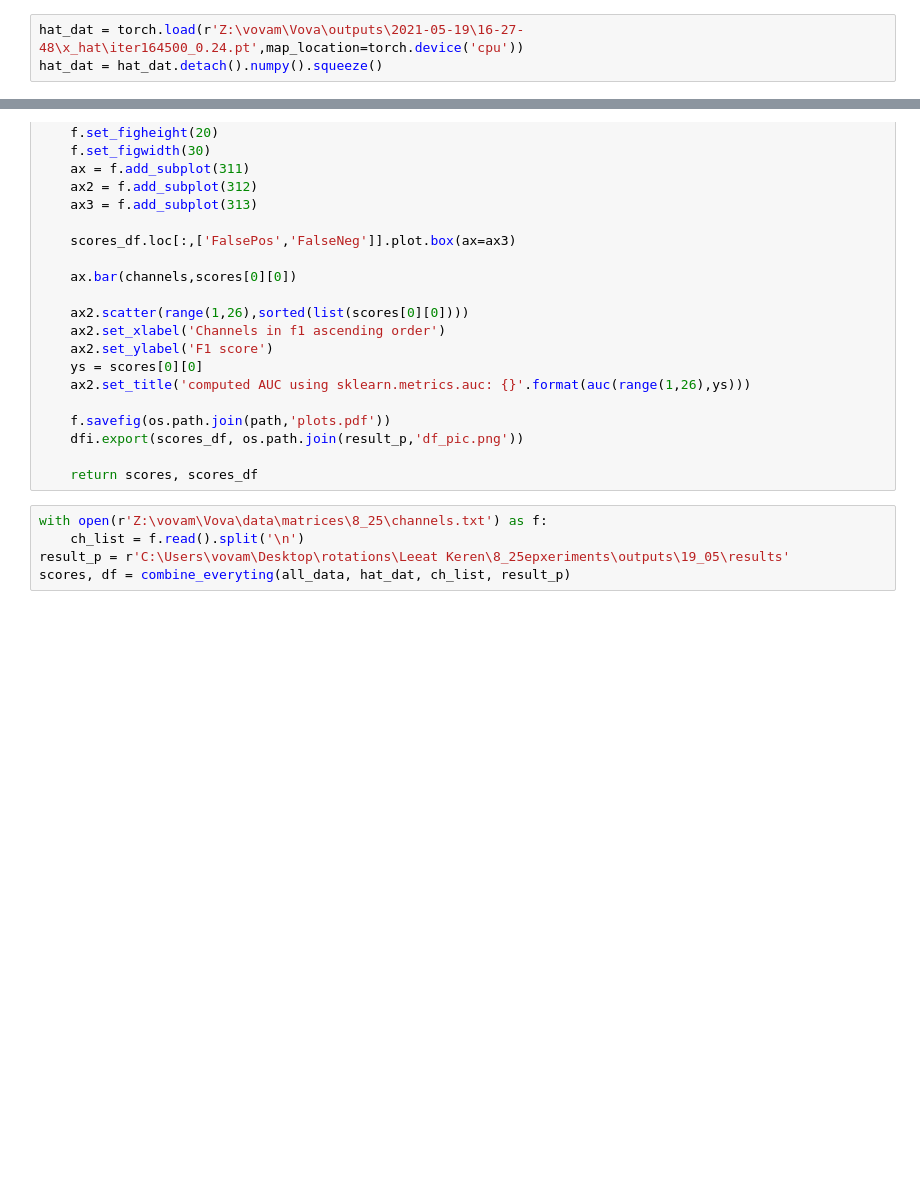
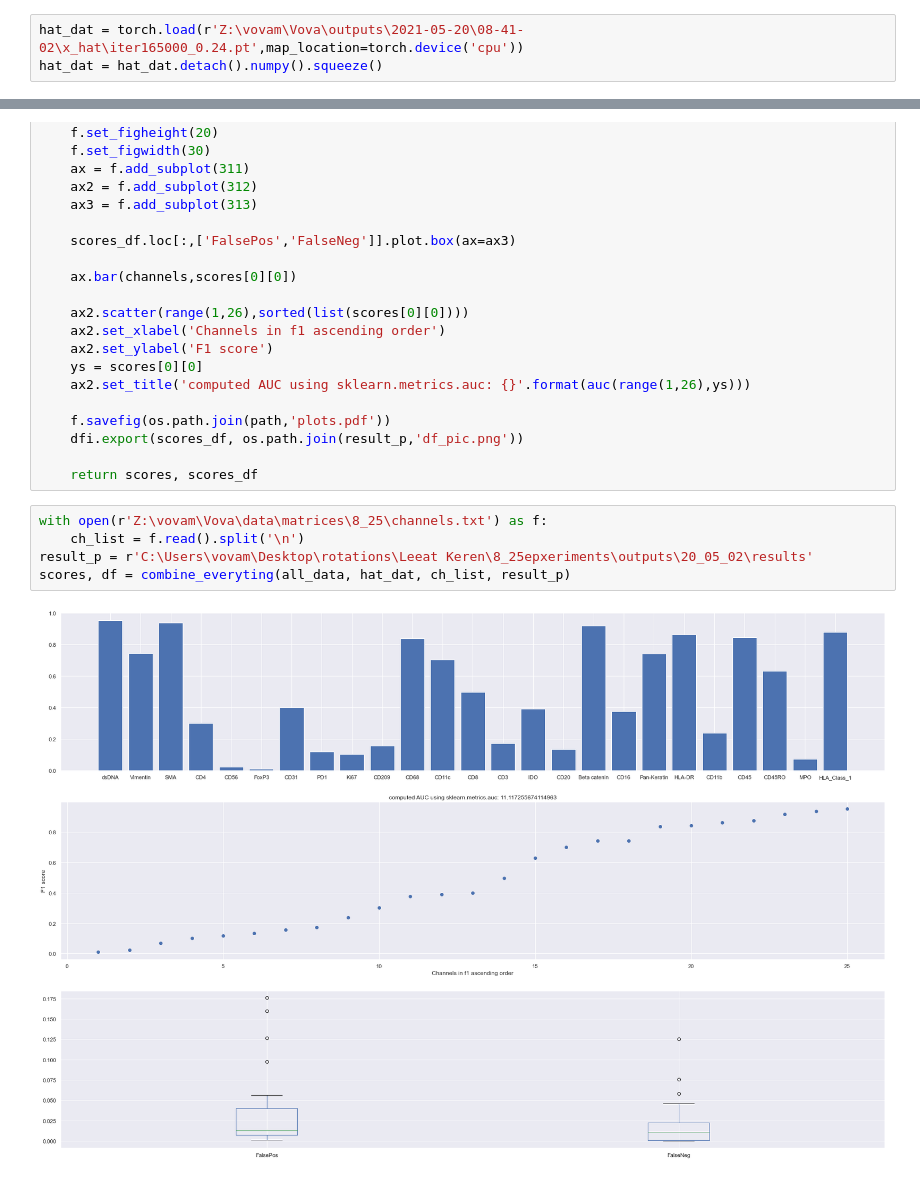
Before and after one commit to KerenLab/training_metrics, a Jupyter notebook: metrics.ipynb, the cells around one changed output, grey strips where cells are left out. Drawn from its saved outputs; the diff is of its cells as text; blank space fills up the shorter version.

```diff
--- a/metrics.ipynb
+++ b/metrics.ipynb
@@ -18,7 +18,7 @@ sns.set()
 # %%
 all_data = xr.load_dataarray(r'C:\Users\vovam\Desktop\rotations\Leeat Keren\data\all_data.nc')
 # %%
-hat_dat = torch.load(r'Z:\vovam\Vova\outputs\2021-05-19\16-27-48\x_hat\iter164500_0.24.pt',map_location=torch.device('cpu'))
+hat_dat = torch.load(r'Z:\vovam\Vova\outputs\2021-05-20\08-41-02\x_hat\iter165000_0.24.pt',map_location=torch.device('cpu'))
 hat_dat = hat_dat.detach().numpy().squeeze()
 # %%
 def print_scores(scores, channels, ch_range):
@@ -98,5 +98,7 @@ def combine_everyting(p_true, p_dat, channels, path, pics=False, point_name='Poi
 # %%
 with open(r'Z:\vovam\Vova\data\matrices\8_25\channels.txt') as f:
     ch_list = f.read().split('\n')
-result_p = r'C:\Users\vovam\Desktop\rotations\Leeat Keren\8_25epxeriments\outputs\19_05\results'
+result_p = r'C:\Users\vovam\Desktop\rotations\Leeat Keren\8_25epxeriments\outputs\20_05_02\results'
 scores, df = combine_everyting(all_data, hat_dat, ch_list, result_p)
+# %% [output]
+[figure, added]
```
